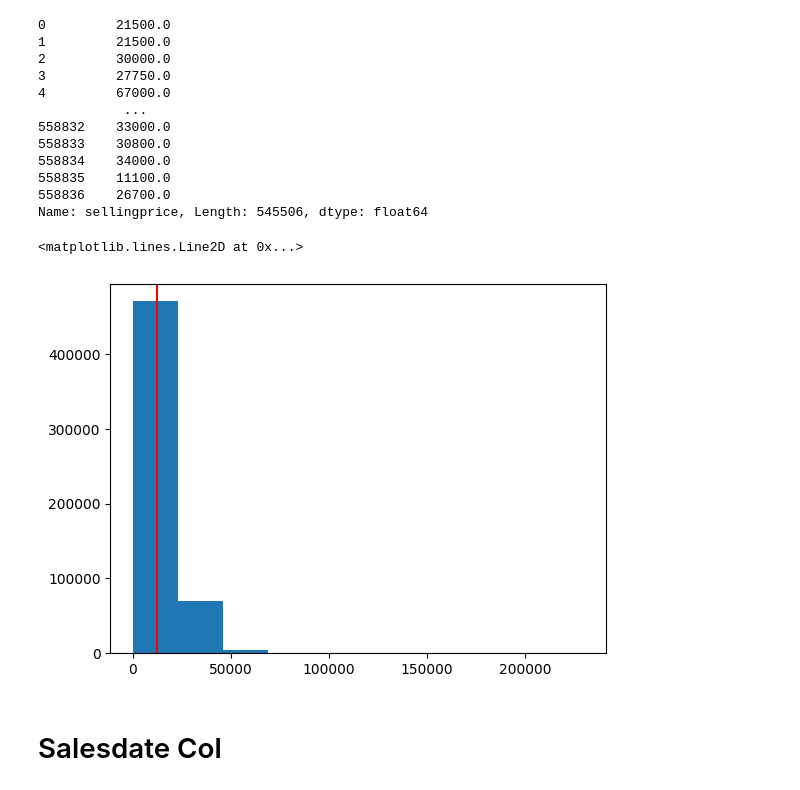
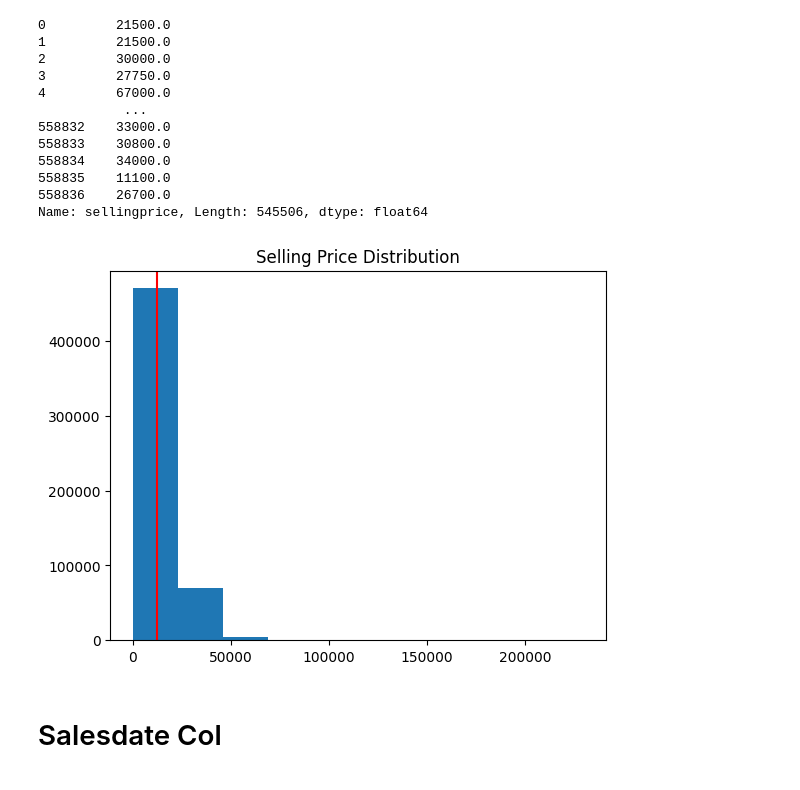
Before and after one commit to Kittisak-M/Best-Strategy-to-Buy-Car-for-Value-Concious-Customer, a Jupyter notebook: car-sales-exploratory-data-analysis.ipynb, the cells around one changed output. Cells and saved outputs as stored; diff of their text form; code cells hidden in the pictures.

```diff
--- a/car-sales-exploratory-data-analysis.ipynb
+++ b/car-sales-exploratory-data-analysis.ipynb
@@ -842,16 +844,18 @@ cleaned_cs['sellingprice']
 Name: sellingprice, Length: 545506, dtype: float64
 # %%
 # Plot histogram of 'mmr'
+
+plt.title('Selling Price Distribution')
 plt.hist(cleaned_cs['sellingprice'])
 
 # Calculate median of 'mmr'
 mmr_median = cleaned_cs['sellingprice'].median()
 
 # Median Line
 plt.axvline(x=mmr_median, color='red')
+plt.show()
 # %% [output]
-<matplotlib.lines.Line2D at 0x...>
-[figure, old version]
+[figure, new version]
 # %% [markdown]
 # Salesdate Col
 # %%
```
Also changed, not shown: parts of 16 cells of this notebook, 1 other file.
